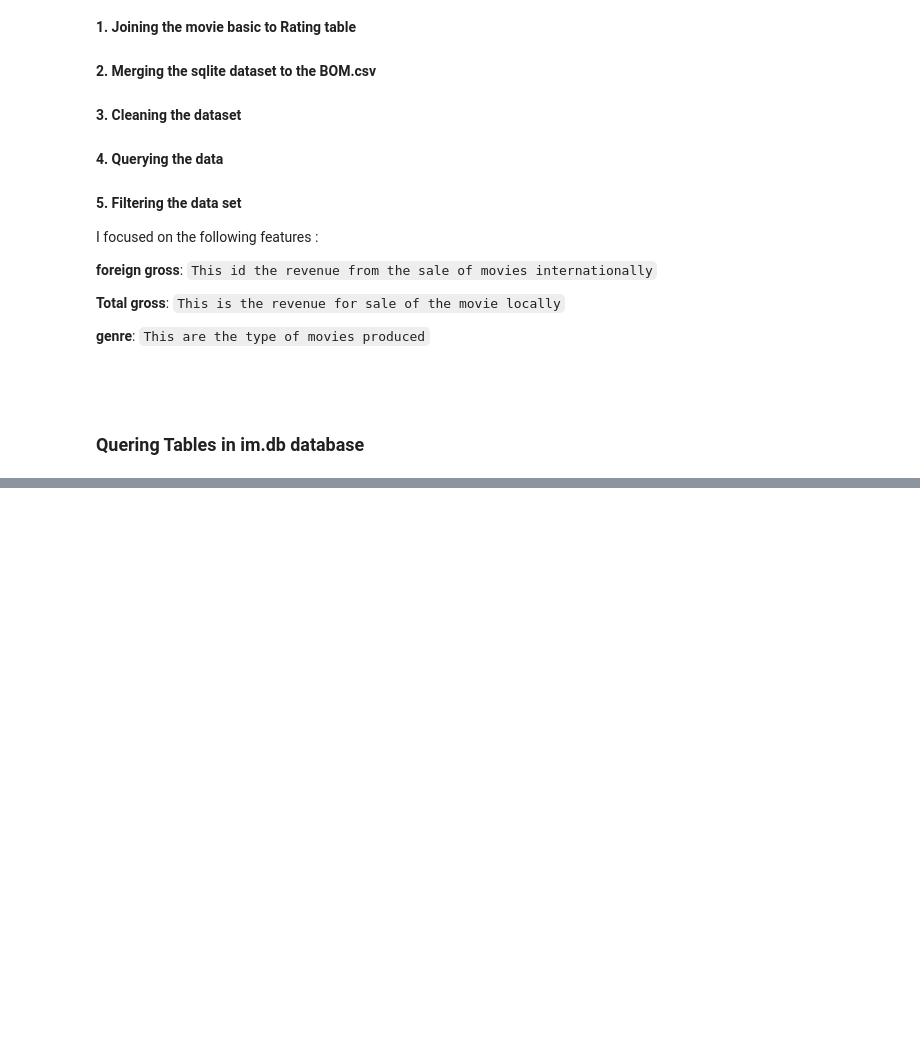
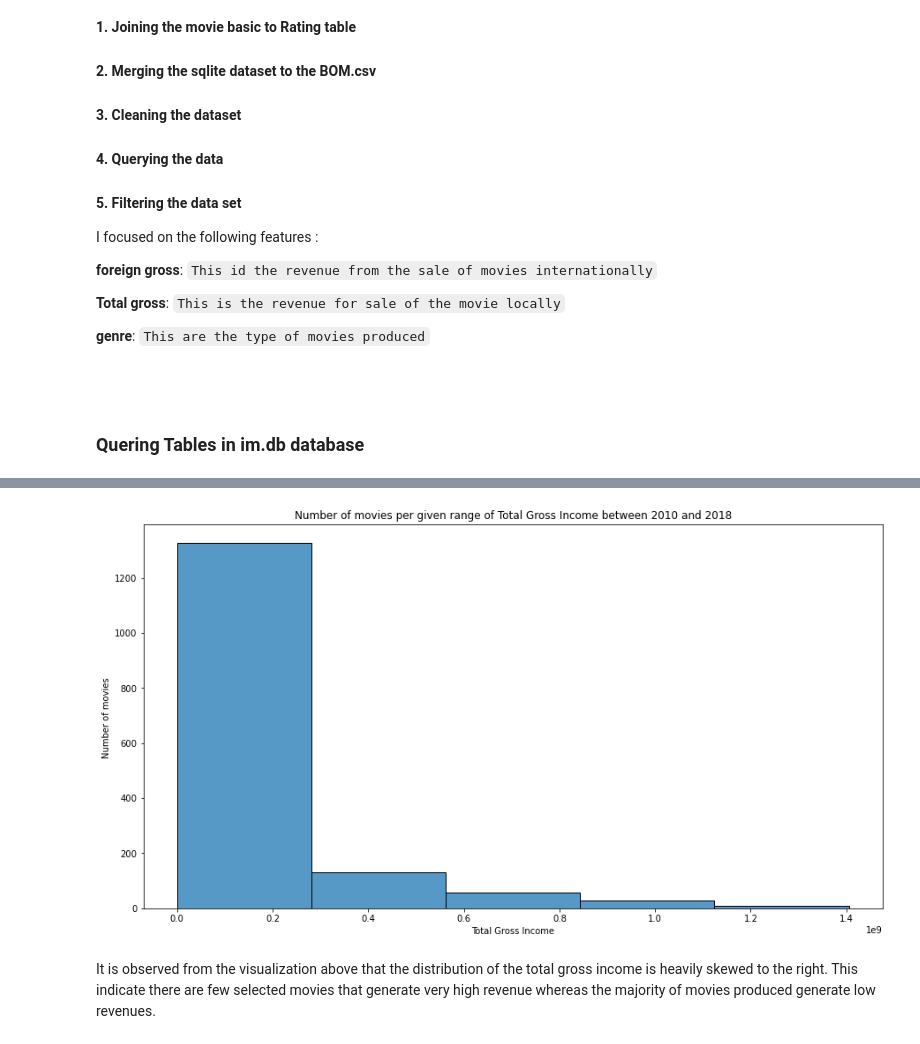
Before and after one commit to Giwanji/phase1project, a Jupyter notebook: firstproject.ipynb, the cells around one changed output, grey strips where cells are left out. Saved outputs shown, nothing was run; the diff lists cells and outputs as text; code cells hidden in the pictures; blank space fills up the shorter version.

Commit message:
visualization

```diff
--- a/firstproject.ipynb
+++ b/firstproject.ipynb
@@ -128,0 +199,5 @@ movie_ratings = pd.read_sql(table_query_movie_ratings, conn)
+# %%
+#Removing commas in the attribute foreign_gross
+bom_movies['foreign_gross_without_commas'] = bom_movies['foreign_gross'].str.replace(",", "")
+#converting the attribute foreign_gross_without_commas from string to float
+bom_movies['foreign_gross_numeric'] = pd.to_numeric(bom_movies['foreign_gross_without_commas'], errors='coerce')
@@ -128,0 +206,4 @@ movie_ratings = pd.read_sql(table_query_movie_ratings, conn)
+# %%
+# Merging the bom movie dataset with im.db dataset
+bom_im_movies_merged = bom_movies.merge(im_movies[['title', 'genres', 'rating']], on='title', how='left')
+bom_im_movies_merged
@@ -128,0 +248,4 @@ movie_ratings = pd.read_sql(table_query_movie_ratings, conn)
+# %%
+# Cleaning the data by dropping the missing values
+merged_movies = bom_im_movies_merged.dropna()
+merged_movies = merged_movies.copy()
@@ -128,0 +257,4 @@ movie_ratings = pd.read_sql(table_query_movie_ratings, conn)
+# %%
+# Creating the total_gross column from domestic gross and foreign gross
+merged_movies['total_gross'] = merged_movies['domestic_gross'] + merged_movies['foreign_gross_numeric']
+merged_movies
@@ -128,0 +316,17 @@ movie_ratings = pd.read_sql(table_query_movie_ratings, conn)
+# %%
+# Setting the figure and the axes
+fig, ax = plt.subplots(figsize=(15,8))
+
+# Seaborn for plotting
+sns.histplot(data= merged_movies['total_gross'], bins=5)
+
+# customizing the plot by adding title, and axis label
+plt.title('Number of movies per given range of Total Gross Income between 2010 and 2018')
+plt.xlabel('Total Gross Income')
+plt.ylabel('Number of movies ')
+
+plt.show()
+# %% [output]
+[figure, added]
+# %% [markdown]
+It is observed from the visualization above  that the distribution of the total gross income is heavily skewed to the right. This indicate there are few selected movies that generate very high revenue whereas the majority of movies produced generate low revenues.
```
Also changed, not shown: parts of 24 cells of this notebook.
